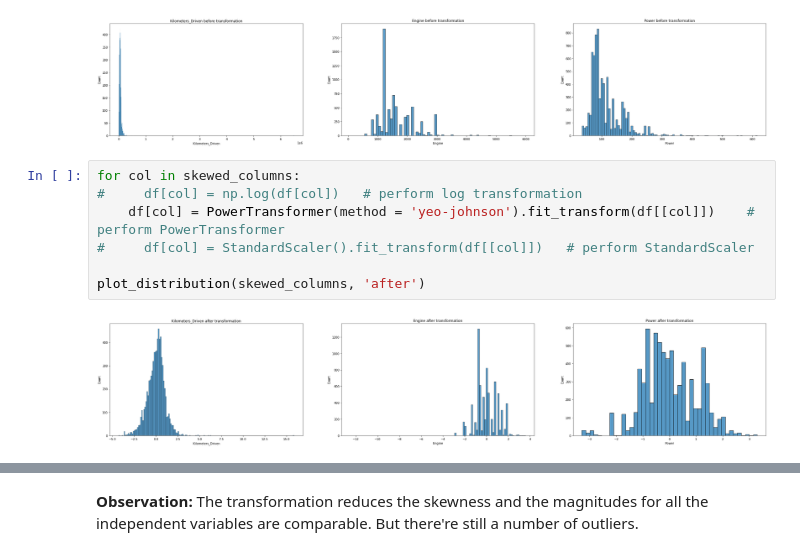
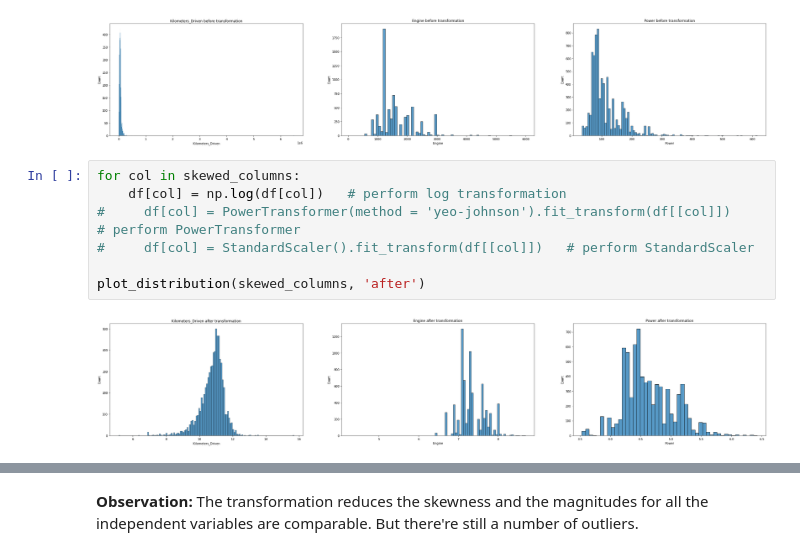
Before and after one commit to liangym2014/Data-science-and-machine-learning, a Jupyter notebook: 2.Cars4U_Project_Solution_Yanming.ipynb, the cells around one changed output, grey strips where cells are left out. Saved outputs shown, nothing was run; the diff lists cells and outputs as text.

```diff
--- a/2.Cars4U_Project_Solution_Yanming.ipynb
+++ b/2.Cars4U_Project_Solution_Yanming.ipynb
@@ -737,13 +789,13 @@ plot_distribution(skewed_columns, 'before')
 [figure]
 # %%
 for col in skewed_columns:
-#     df[col] = np.log(df[col])   # perform log transformation
-    df[col] = PowerTransformer(method = 'yeo-johnson').fit_transform(df[[col]])    # perform PowerTransformer
+    df[col] = np.log(df[col])   # perform log transformation
+#     df[col] = PowerTransformer(method = 'yeo-johnson').fit_transform(df[[col]])    # perform PowerTransformer
 #     df[col] = StandardScaler().fit_transform(df[[col]])   # perform StandardScaler
 
 plot_distribution(skewed_columns, 'after')
 # %% [output]
-[figure, old version]
+[figure, new version]
 # %%
 for i, col in enumerate(numerical_columns):
     plt.figure(figsize = (15, 3))
```
Also changed, not shown: parts of 49 cells of this notebook.
